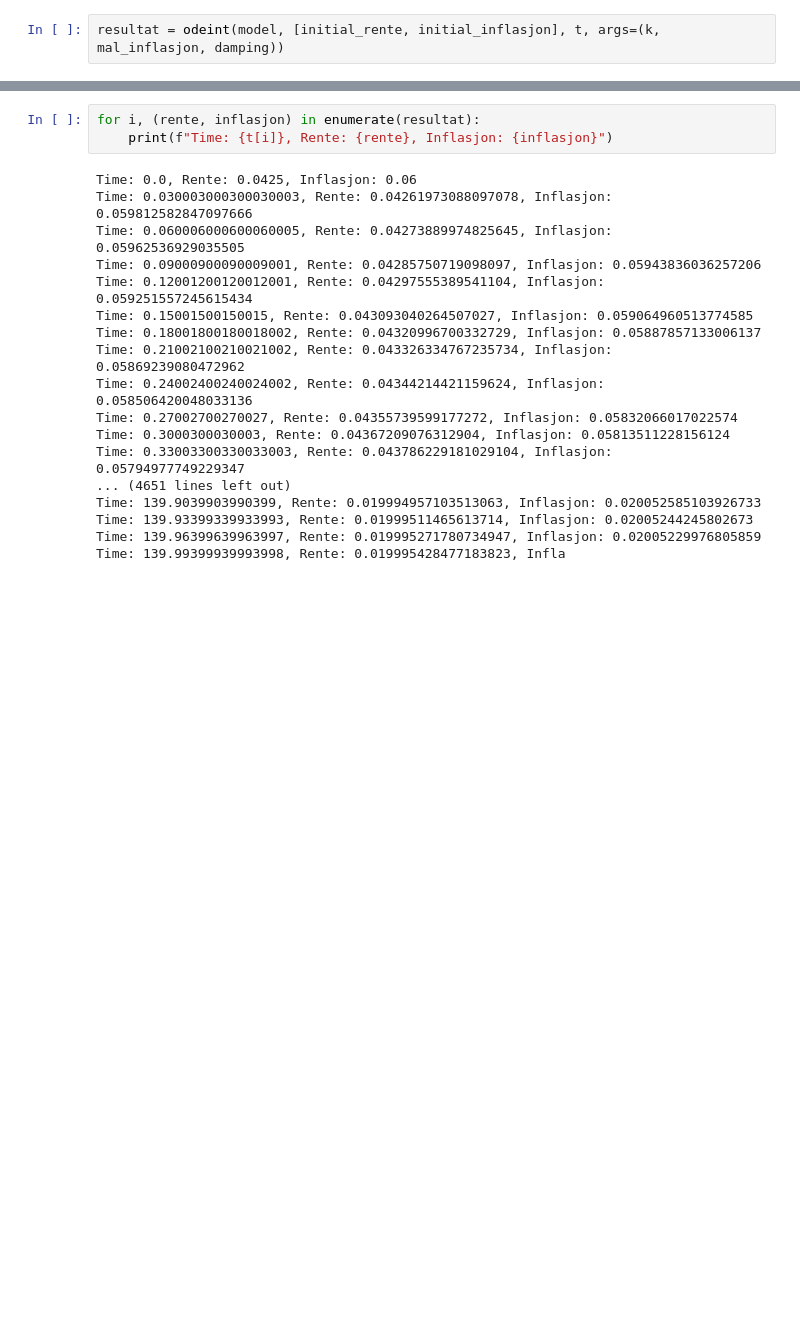
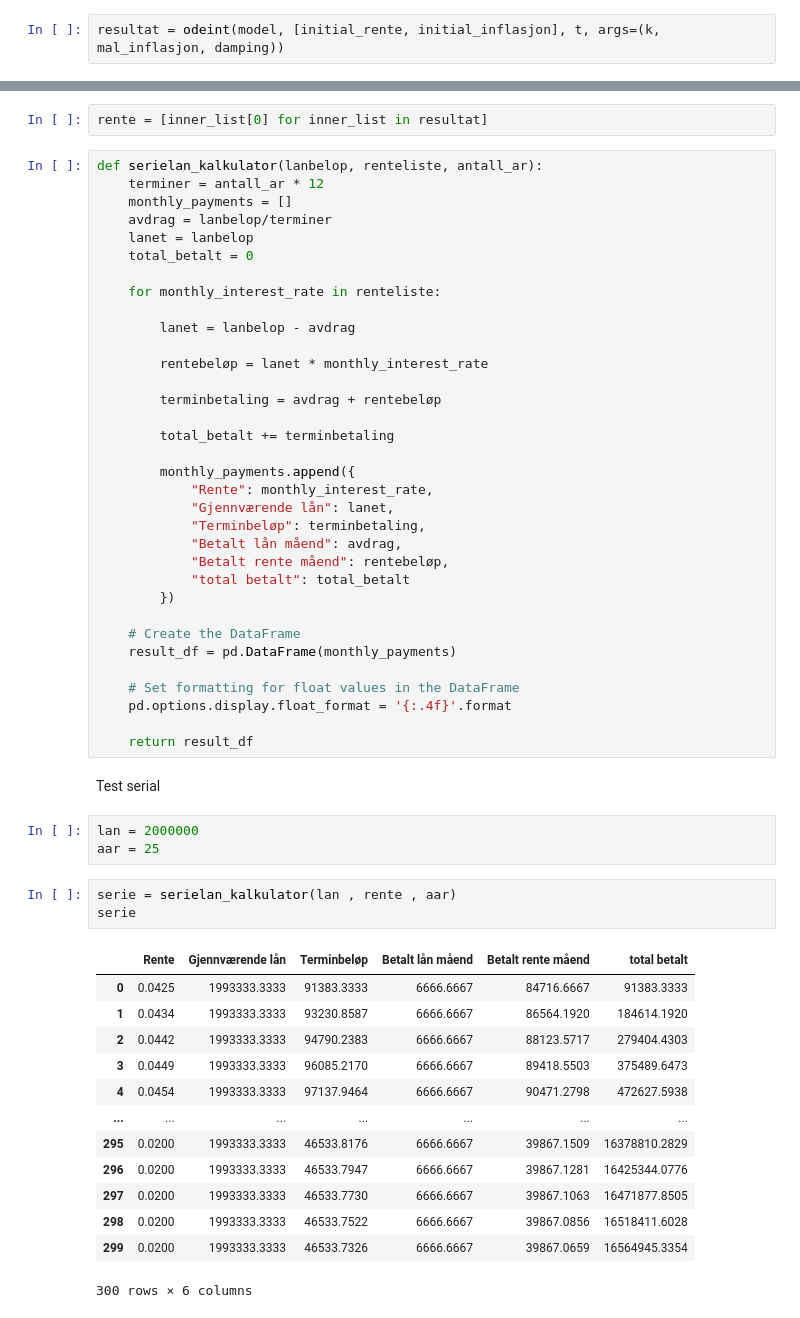
Before and after one commit to 591118/ProsjektADAH2023, a Jupyter notebook: rente.ipynb, the cells around one changed output, grey strips where cells are left out. Drawn from its saved outputs; the diff is of its cells as text; blank space fills up the shorter version.

Commit message:
serie i rente filen

```diff
--- a/rente.ipynb
+++ b/rente.ipynb
@@ -81,21 +81,58 @@ plt.show()
-# %%
-for i, (rente, inflasjon) in enumerate(resultat):
-    print(f"Time: {t[i]}, Rente: {rente}, Inflasjon: {inflasjon}")
-# %% [output]
-Time: 0.0, Rente: 0.0425, Inflasjon: 0.06
-Time: 0.030003000300030003, Rente: 0.04261973088097078, Inflasjon: 0.059812582847097666
-Time: 0.060006000600060005, Rente: 0.04273889974825645, Inflasjon: 0.05962536929035505
-Time: 0.09000900090009001, Rente: 0.04285750719098097, Inflasjon: 0.05943836036257206
-Time: 0.12001200120012001, Rente: 0.04297555389541104, Inflasjon: 0.059251557245615434
-Time: 0.15001500150015, Rente: 0.043093040264507027, Inflasjon: 0.059064960513774585
-Time: 0.18001800180018002, Rente: 0.04320996700332729, Inflasjon: 0.05887857133006137
-Time: 0.21002100210021002, Rente: 0.043326334767235734, Inflasjon: 0.05869239080472962
-Time: 0.24002400240024002, Rente: 0.04344214421159624, Inflasjon: 0.058506420048033136
-Time: 0.27002700270027, Rente: 0.04355739599177272, Inflasjon: 0.05832066017022574
-Time: 0.3000300030003, Rente: 0.04367209076312904, Inflasjon: 0.05813511228156124
-Time: 0.33003300330033003, Rente: 0.043786229181029104, Inflasjon: 0.05794977749229347
-... (4651 lines left out)
-Time: 139.9039903990399, Rente: 0.019994957103513063, Inflasjon: 0.020052585103926733
-Time: 139.93399339933993, Rente: 0.01999511465613714, Inflasjon: 0.02005244245802673
-Time: 139.96399639963997, Rente: 0.019995271780734947, Inflasjon: 0.02005229976805859
-Time: 139.99399939993998, Rente: 0.019995428477183823, Infla
+# %%
+rente = [inner_list[0] for inner_list in resultat]
+# %%
+def serielan_kalkulator(lanbelop, renteliste, antall_ar):
+    terminer = antall_ar * 12
+    monthly_payments = []
+    avdrag = lanbelop/terminer
+    lanet = lanbelop
+    total_betalt = 0
+
+    for monthly_interest_rate in renteliste:
+
+        lanet = lanbelop - avdrag
+
+        rentebeløp = lanet * monthly_interest_rate
+
+        terminbetaling = avdrag + rentebeløp
+
+        total_betalt += terminbetaling
+
+        monthly_payments.append({
+            "Rente": monthly_interest_rate,
+            "Gjennværende lån": lanet,
+            "Terminbeløp": terminbetaling,
+            "Betalt lån måend": avdrag,
+            "Betalt rente måend": rentebeløp,
+            "total betalt": total_betalt
+        })
+
+    # Create the DataFrame
+    result_df = pd.DataFrame(monthly_payments)
+
+    # Set formatting for float values in the DataFrame
+    pd.options.display.float_format = '{:.4f}'.format
+
+    return result_df
+# %% [markdown]
+Test serial
+# %%
+lan = 2000000
+aar = 25
+# %%
+serie = serielan_kalkulator(lan , rente , aar)
+serie
+# %% [output]
+|  | Rente | Gjennværende lån | Terminbeløp | Betalt lån måend | Betalt rente måend | total betalt |
+| 0 | 0.0425 | 1993333.3333 | 91383.3333 | 6666.6667 | 84716.6667 | 91383.3333 |
+| 1 | 0.0434 | 1993333.3333 | 93230.8587 | 6666.6667 | 86564.1920 | 184614.1920 |
+| 2 | 0.0442 | 1993333.3333 | 94790.2383 | 6666.6667 | 88123.5717 | 279404.4303 |
+| 3 | 0.0449 | 1993333.3333 | 96085.2170 | 6666.6667 | 89418.5503 | 375489.6473 |
+| 4 | 0.0454 | 1993333.3333 | 97137.9464 | 6666.6667 | 90471.2798 | 472627.5938 |
+| ... | ... | ... | ... | ... | ... | ... |
+| 295 | 0.0200 | 1993333.3333 | 46533.8176 | 6666.6667 | 39867.1509 | 16378810.2829 |
+| 296 | 0.0200 | 1993333.3333 | 46533.7947 | 6666.6667 | 39867.1281 | 16425344.0776 |
+| 297 | 0.0200 | 1993333.3333 | 46533.7730 | 6666.6667 | 39867.1063 | 16471877.8505 |
+| 298 | 0.0200 | 1993333.3333 | 46533.7522 | 6666.6667 | 39867.0856 | 16518411.6028 |
+| 299 | 0.0200 | 1993333.3333 | 46533.7326 | 6666.6667 | 39867.0659 | 16564945.3354 |
+300 rows × 6 columns
```
Also changed, not shown: parts of 2 cells of this notebook, 1 other file.
